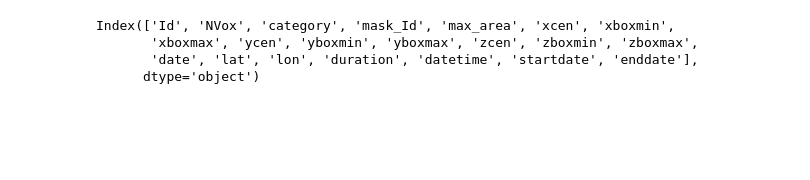
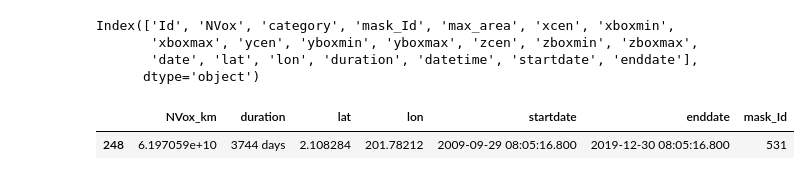
Before and after one commit to profxj/mhw_analysis, a Jupyter notebook: mhw_analysis/chl/mask.ipynb, the cells around one changed output. Saved outputs shown, nothing was run; the diff lists cells and outputs as text; code cells hidden in the pictures; blank space fills up the shorter version.

```diff
--- a/mhw_analysis/chl/mask.ipynb
+++ b/mhw_analysis/chl/mask.ipynb
@@ -297,3 +297,11 @@ Index(['Id', 'NVox', 'category', 'mask_Id', 'max_area', 'xcen', 'xboxmin',
        'xboxmax', 'ycen', 'yboxmin', 'yboxmax', 'zcen', 'zboxmin', 'zboxmax',
        'date', 'lat', 'lon', 'duration', 'datetime', 'startdate', 'enddate'],
       dtype='object')
+# %%
+sf2=sf1[['NVox_km', 'duration', 'lat', 'lon','startdate','enddate','mask_Id']]
+# %%
+cond_ = (sf2['mask_Id'] == 531)
+sf2[cond_]
+# %% [output]
+|  | NVox_km | duration | lat | lon | startdate | enddate | mask_Id |
+| 248 | 6.197059e+10 | 3744 days | 2.108284 | 201.78212 | 2009-09-29 08:05:16.800 | 2019-12-30 08:05:16.800 | 531 |
```
Also changed, not shown: parts of 13 cells of this notebook, 2 other files.
